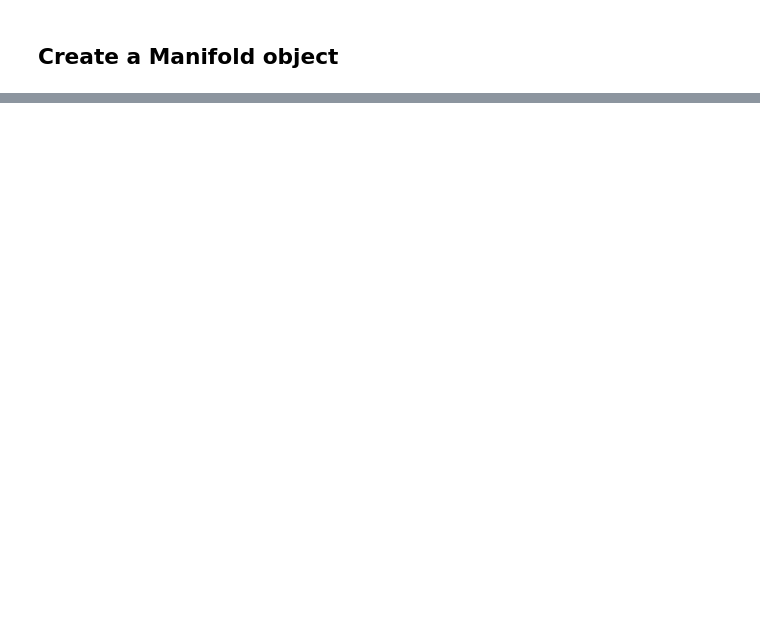
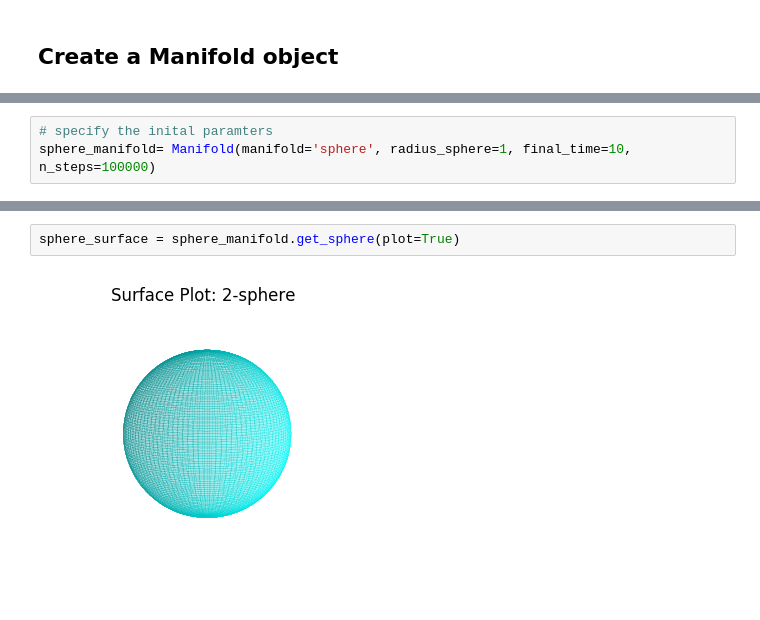
Before and after one commit to hankbesser/brownian-manifold, a Jupyter notebook: notebook_examples/manifold_example.ipynb, the cells around one changed output, grey strips where cells are left out. Cells and saved outputs as stored; diff of their text form; blank space fills up the shorter version.

Commit message:
Chugging away at .ipynb for Manifold class

```diff
--- a/notebook_examples/manifold_example.ipynb
+++ b/notebook_examples/manifold_example.ipynb
@@ -27,0 +37,3 @@ ImportError: cannot import name 'Diffusion'
+# %%
+# specify the inital paramters
+sphere_manifold= Manifold(manifold='sphere', radius_sphere=1, final_time=10, n_steps=100000)
@@ -27,0 +53,4 @@ ImportError: cannot import name 'Diffusion'
+# %%
+sphere_surface = sphere_manifold.get_sphere(plot=True)
+# %% [output]
+[figure, added]
```
Also changed, not shown: parts of 14 cells of this notebook, 4 other files.
